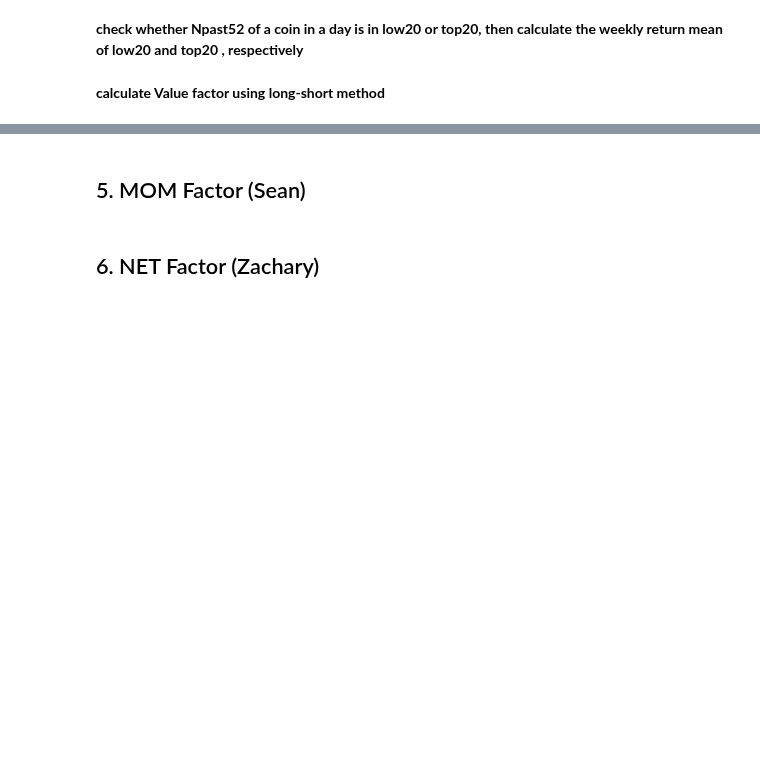
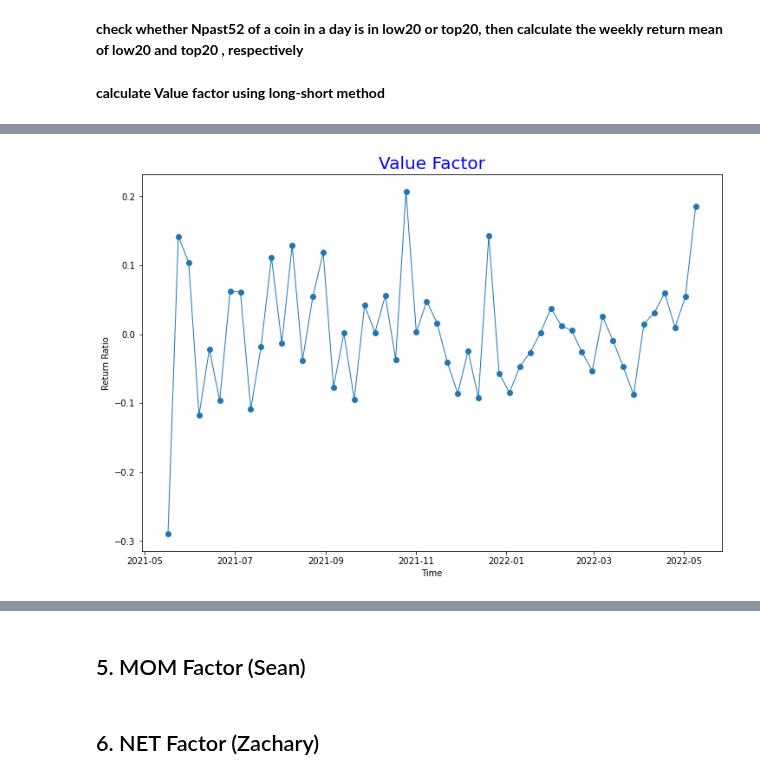
Before and after one commit to PracticumCrypto/C5-Analyzer, a Jupyter notebook: Deliver_version.ipynb, the cells around one changed output, grey strips where cells are left out. Saved outputs shown, nothing was run; the diff lists cells and outputs as text; code cells hidden in the pictures; blank space fills up the shorter version.

```diff
--- a/Deliver_version.ipynb
+++ b/Deliver_version.ipynb
@@ -451,0 +491,13 @@ valueFactor.head()
+# %%
+from matplotlib.pyplot import figure
+
+plt.figure(figsize=(12,8))
+
+plt.plot(valueFactor.Date, valueFactor.VAL, marker='o', linewidth=1)
+
+plt.title("Value Factor", loc='center', fontsize=20, fontweight=0, color='blue')
+plt.xlabel("Time")
+plt.ylabel("Return Ratio")
+plt.show()
+# %% [output]
+[figure, added]
```
Also changed, not shown: parts of 10 cells of this notebook.
